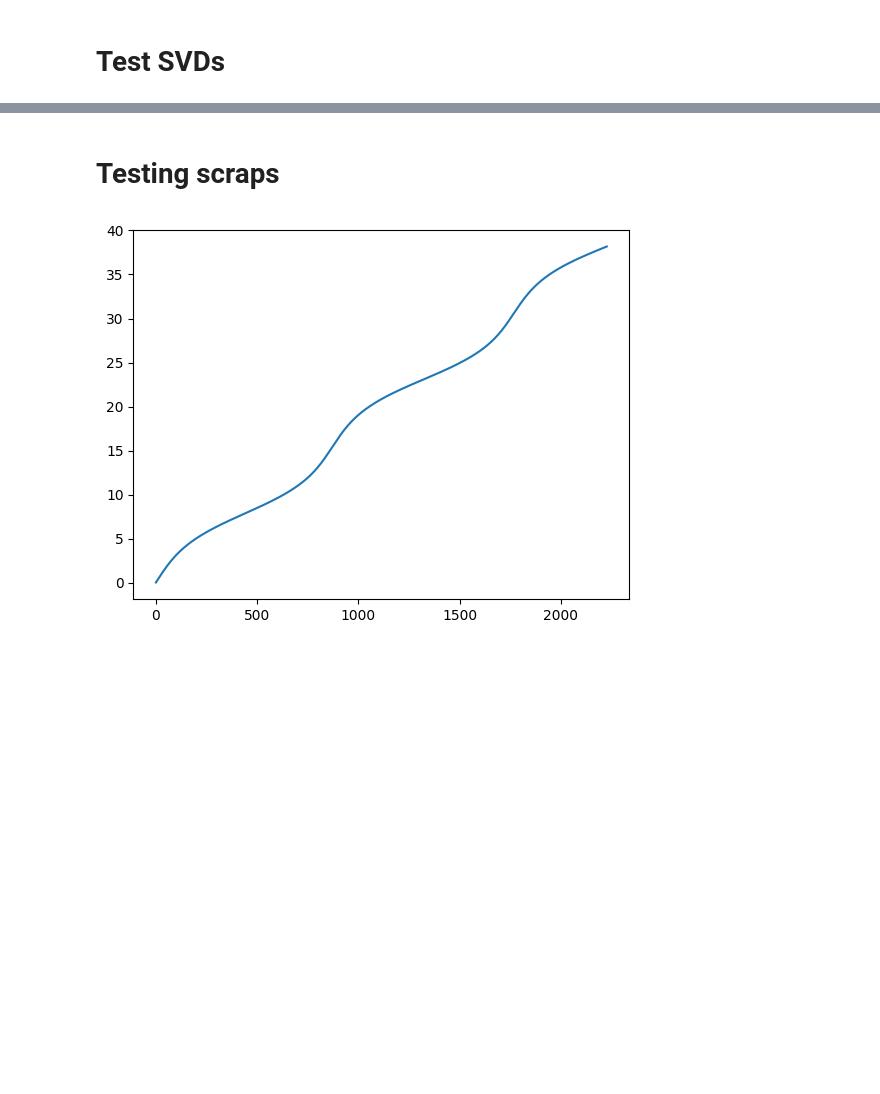
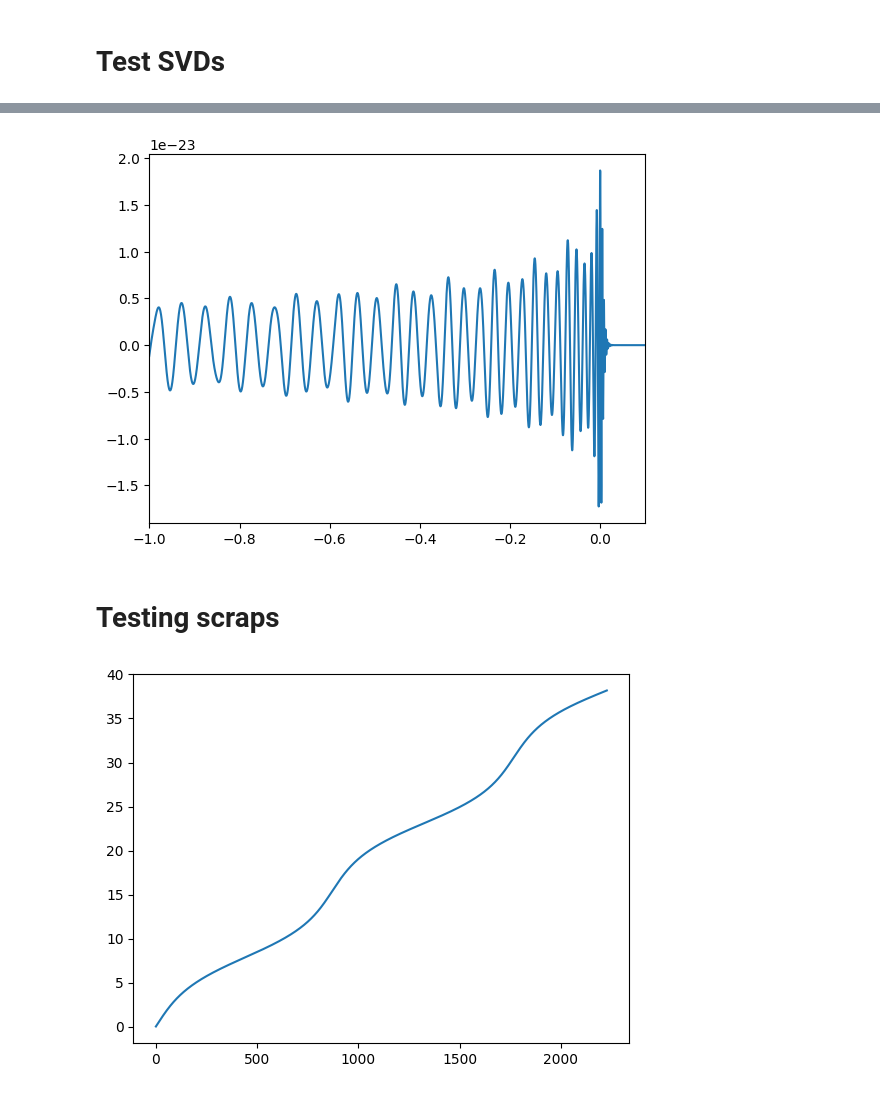
Before and after one commit to BenGPatterson/EccentricBinaries, a Jupyter notebook: notebooks/better_phase_comp_wfs.ipynb, the cells around one changed output, grey strips where cells are left out. Saved outputs shown, nothing was run; the diff lists cells and outputs as text; code cells hidden in the pictures; blank space fills up the shorter version.

```diff
--- a/notebooks/better_phase_comp_wfs.ipynb
+++ b/notebooks/better_phase_comp_wfs.ipynb
@@ -608,2 +592,15 @@ for i in range(len(coeffs)):
+# %%
+psd_dict = {'H1': aLIGOZeroDetHighPower((32*4096)//2 + 1, 1/32, 10),
+            'L1': aLIGOZeroDetHighPower((32*4096)//2 + 1, 1/32, 10)}
+params = {'chirp_mass': 24, 'mass_ratio': 0.5, 'chi_eff': 0, 'ecc10': 0.4}
+current_h0 = make_waveform(params, 1/32, 10, (32*4096)//2 + 1, 'TEOBResumS-Dali-Harms', n_ecc_harms=4, n_ecc_gen=20, ecc_harm_psd=psd_dict['H1'])[0]
+current_h0 = current_h0.to_timeseries()
+plt.plot(current_h0.sample_times, current_h0, c='C0')
+# plt.plot(current_h0.sample_times, np.abs(current_h0), c='C0', alpha=0.7, ls='dashed')
+# plt.plot(current_h0.sample_times, -np.abs(current_h0), c='C0', alpha=0.7, ls='dashed')
+plt.xlim(-1, 0.1)
+plt.show()
+# %% [output]
+[figure, added]
 # %% [markdown]
 # Testing scraps
```
Also changed, not shown: parts of 11 cells of this notebook, 1 other file.
